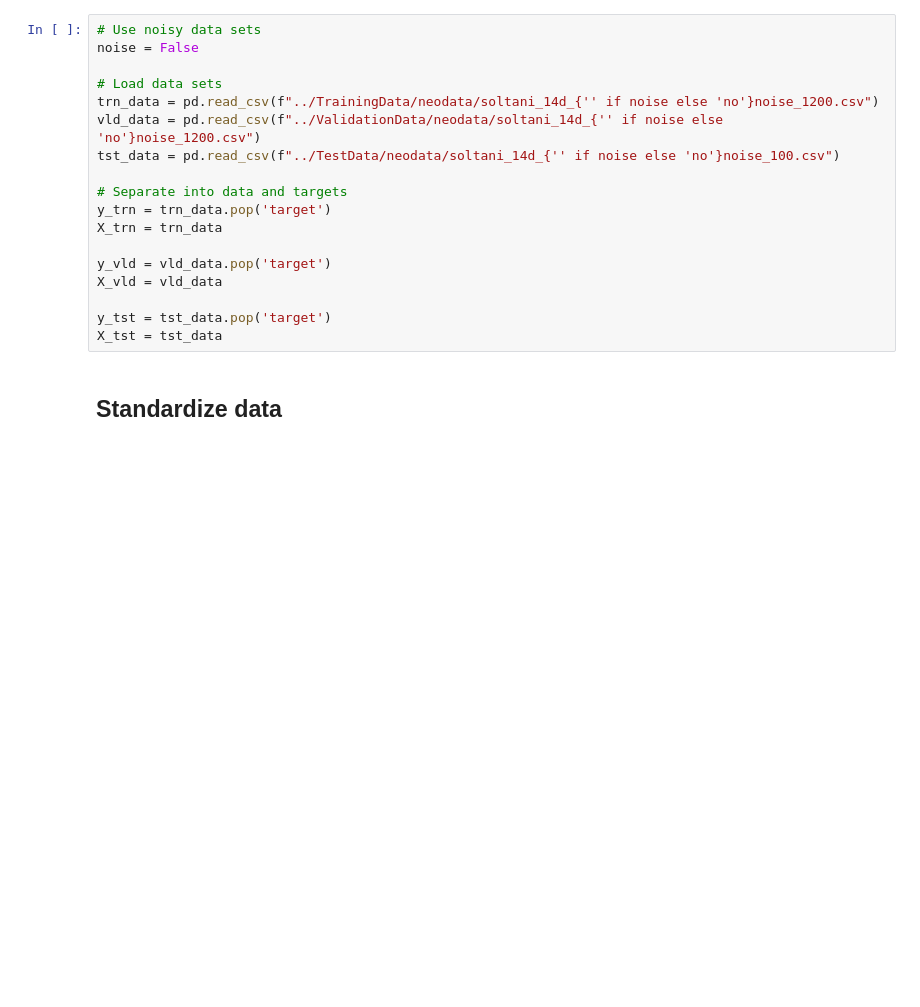
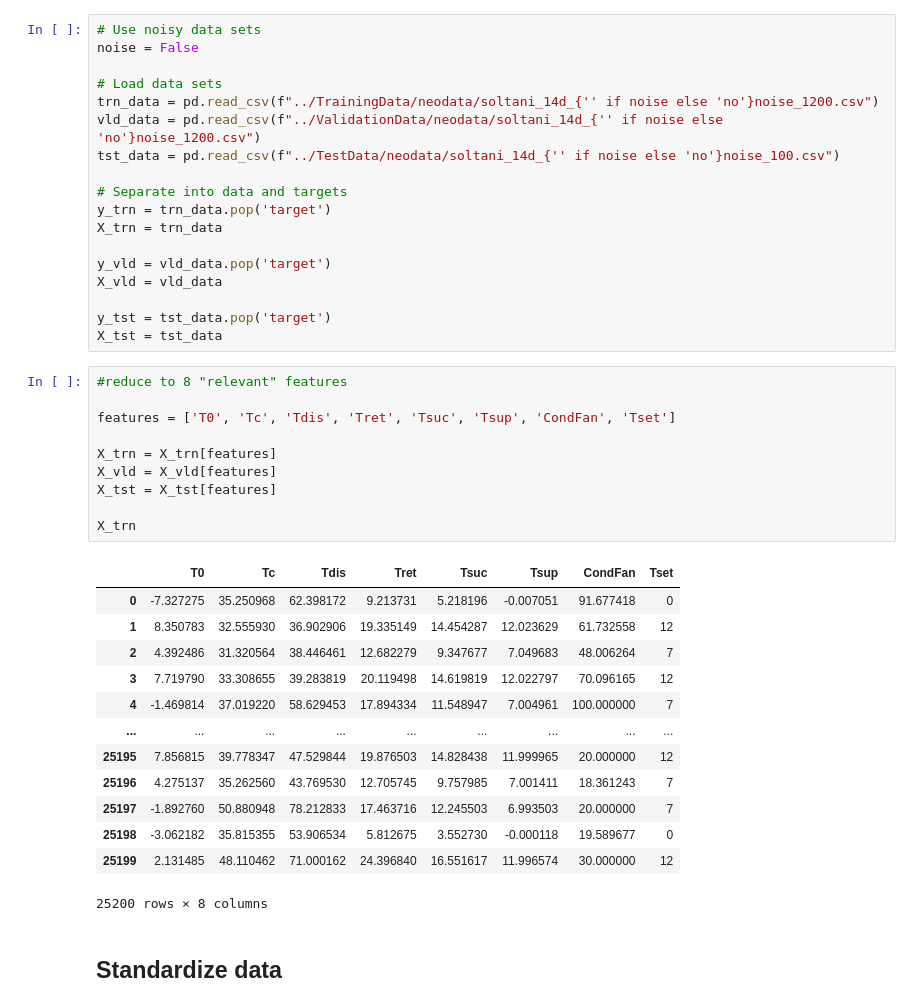
Before and after one commit to peterkrull/p7-ml-refrigeration-fault-detection, a Jupyter notebook: ClassificationScripts/AlternativeTechniques/Full-LDA_14d_different_prior.ipynb, the cells around one changed output. Saved outputs shown, nothing was run; the diff lists cells and outputs as text; blank space fills up the shorter version.

```diff
--- a/ClassificationScripts/AlternativeTechniques/Full-LDA_14d_different_prior.ipynb
+++ b/ClassificationScripts/AlternativeTechniques/Full-LDA_14d_different_prior.ipynb
@@ -45,6 +45,30 @@ X_vld = vld_data
 
 y_tst = tst_data.pop('target')
 X_tst = tst_data
+# %%
+#reduce to 8 "relevant" features
+
+features = ['T0', 'Tc', 'Tdis', 'Tret', 'Tsuc', 'Tsup', 'CondFan', 'Tset']
+
+X_trn = X_trn[features]
+X_vld = X_vld[features]
+X_tst = X_tst[features]
+
+X_trn
+# %% [output]
+|  | T0 | Tc | Tdis | Tret | Tsuc | Tsup | CondFan | Tset |
+| 0 | -7.327275 | 35.250968 | 62.398172 | 9.213731 | 5.218196 | -0.007051 | 91.677418 | 0 |
+| 1 | 8.350783 | 32.555930 | 36.902906 | 19.335149 | 14.454287 | 12.023629 | 61.732558 | 12 |
+| 2 | 4.392486 | 31.320564 | 38.446461 | 12.682279 | 9.347677 | 7.049683 | 48.006264 | 7 |
+| 3 | 7.719790 | 33.308655 | 39.283819 | 20.119498 | 14.619819 | 12.022797 | 70.096165 | 12 |
+| 4 | -1.469814 | 37.019220 | 58.629453 | 17.894334 | 11.548947 | 7.004961 | 100.000000 | 7 |
+| ... | ... | ... | ... | ... | ... | ... | ... | ... |
+| 25195 | 7.856815 | 39.778347 | 47.529844 | 19.876503 | 14.828438 | 11.999965 | 20.000000 | 12 |
+| 25196 | 4.275137 | 35.262560 | 43.769530 | 12.705745 | 9.757985 | 7.001411 | 18.361243 | 7 |
+| 25197 | -1.892760 | 50.880948 | 78.212833 | 17.463716 | 12.245503 | 6.993503 | 20.000000 | 7 |
+| 25198 | -3.062182 | 35.815355 | 53.906534 | 5.812675 | 3.552730 | -0.000118 | 19.589677 | 0 |
+| 25199 | 2.131485 | 48.110462 | 71.000162 | 24.396840 | 16.551617 | 11.996574 | 30.000000 | 12 |
+25200 rows × 8 columns
 # %% [markdown]
 ## Standardize data
 # %%
```
Also changed, not shown: parts of 2 cells of this notebook, 2 other files.
